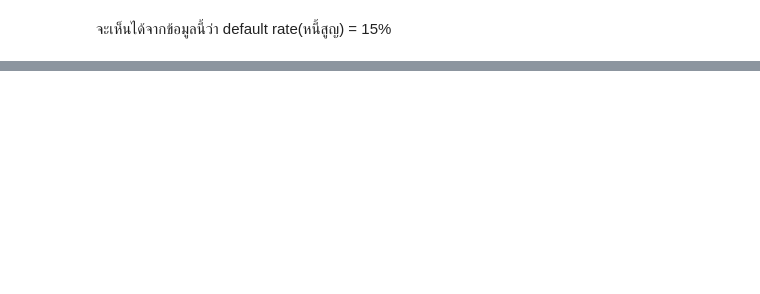
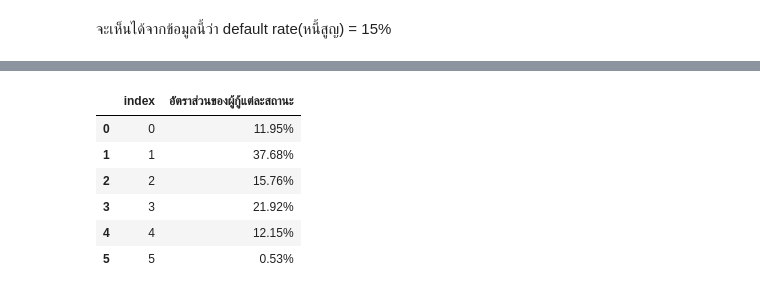
Before and after one commit to purachai-phonwisut/student-loan-analysis, a Jupyter notebook: notebook/pun.ipynb, the cells around one changed output, grey strips where cells are left out. Cells and saved outputs as stored; diff of their text form; code cells hidden in the pictures; blank space fills up the shorter version.

```diff
--- a/notebook/pun.ipynb
+++ b/notebook/pun.ipynb
@@ -18,0 +36,11 @@ df3
+# %%
+df1['อัตราส่วนของผู้กู้แต่ละสถานะ'] = (df1['จำนวนเงินกู้ยืม(บาท)'] / df1['จำนวนเงินกู้ยืม(บาท)'].sum()) * 100
+df1['อัตราส่วนของผู้กู้แต่ละสถานะ'].map(lambda x: "{:.2f}%".format(x)).reset_index()
+# %% [output]
+|  | index | อัตราส่วนของผู้กู้แต่ละสถานะ |
+| 0 | 0 | 11.95% |
+| 1 | 1 | 37.68% |
+| 2 | 2 | 15.76% |
+| 3 | 3 | 21.92% |
+| 4 | 4 | 12.15% |
+| 5 | 5 | 0.53% |
```
Also changed, not shown: parts of 10 cells of this notebook.
